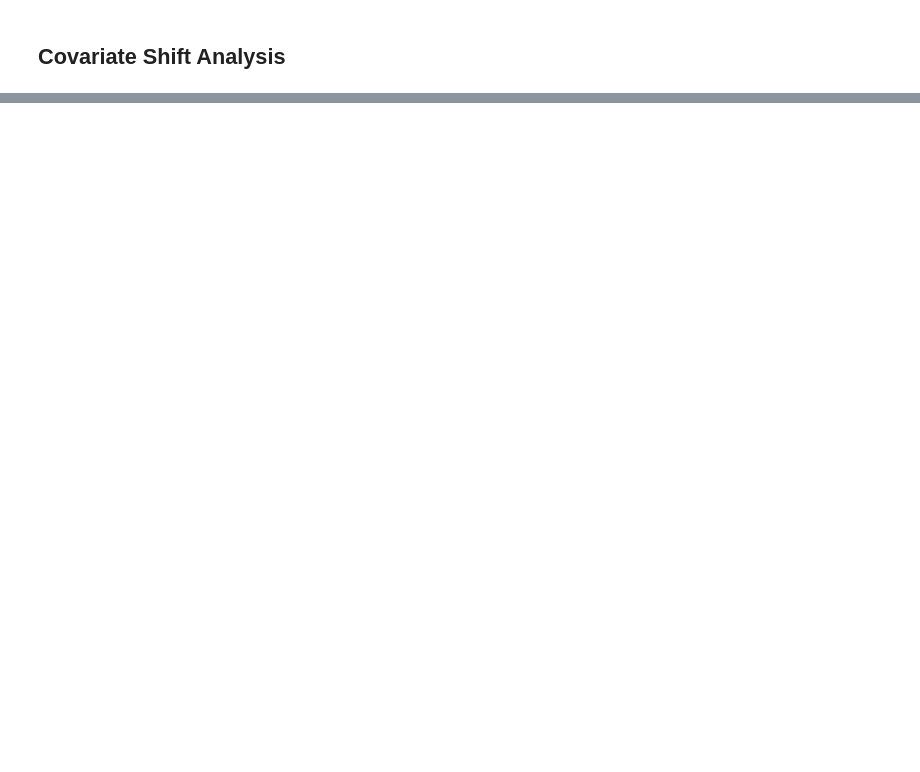
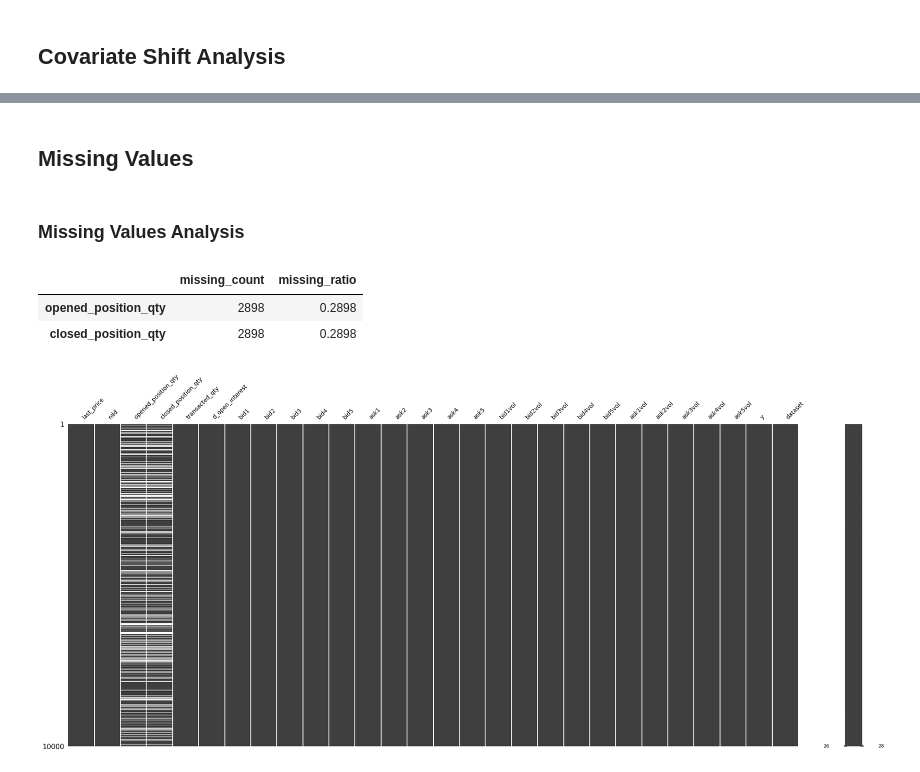
Before and after one commit to falrrema/Kaggle_high_Freq_Price_Prediction, a Jupyter notebook: Masterclass_prep.ipynb, the cells around one changed output, grey strips where cells are left out. Drawn from its saved outputs; the diff is of its cells as text; code cells hidden in the pictures; blank space fills up the shorter version.

```diff
--- a/Masterclass_prep.ipynb
+++ b/Masterclass_prep.ipynb
@@ -161,0 +230,10 @@ auto.covariate_shift_detection(train_data=train, test_data=test, label='y')
+# %% [markdown]
+## **Missing Values**
+# %%
+auto.missing_values_analysis(train_data=train)
+# %% [output]
+### Missing Values Analysis
+|  | missing_count | missing_ratio |
+| opened_position_qty | 2898 | 0.2898 |
+| closed_position_qty | 2898 | 0.2898 |
+[figure, added]
```
Also changed, not shown: parts of 30 cells of this notebook, 1 other file.
